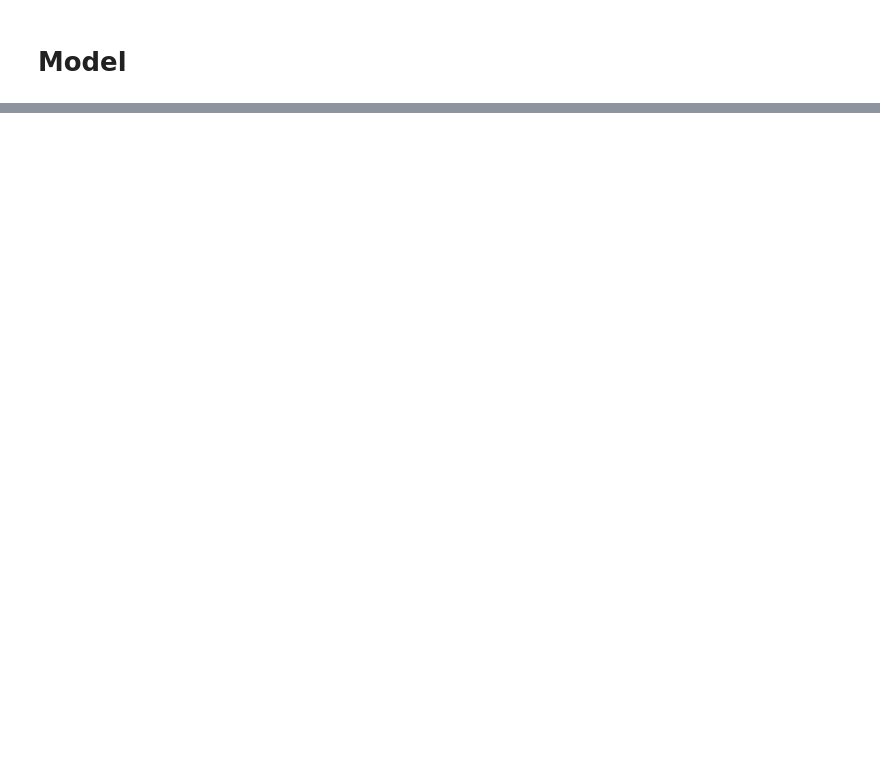
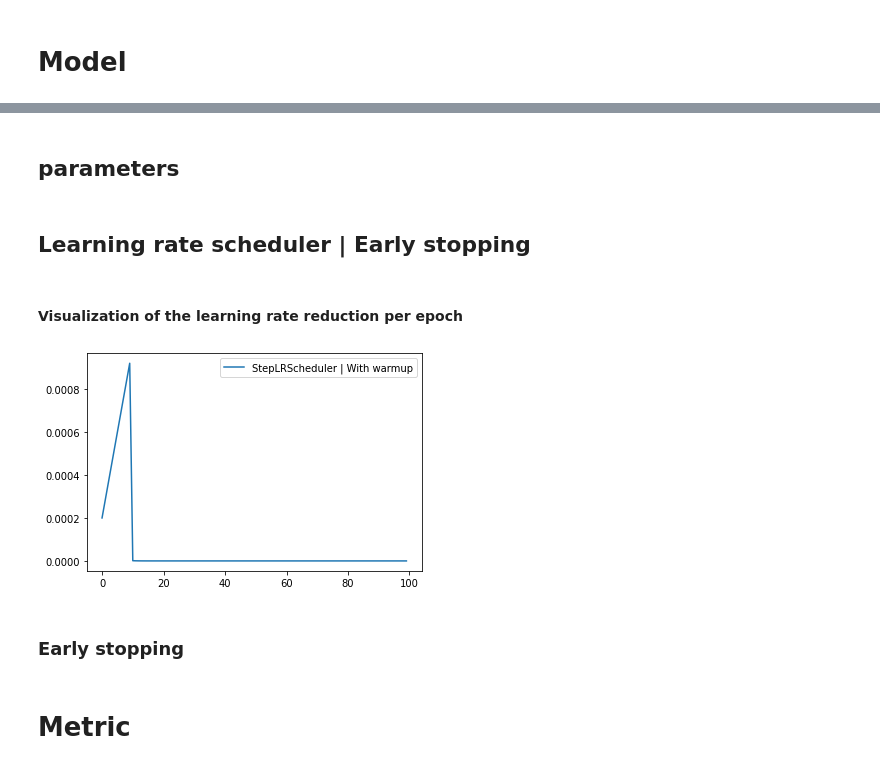
Before and after one commit to blobquiet/SIIM-ISIC-Melanoma-Classification, a Jupyter notebook: notebooks/Augmentation.ipynb, the cells around one changed output, grey strips where cells are left out. Drawn from its saved outputs; the diff is of its cells as text; code cells hidden in the pictures; blank space fills up the shorter version.

Commit message:
learning rate and early stopping implemented

```diff
--- a/notebooks/Augmentation.ipynb
+++ b/notebooks/Augmentation.ipynb
@@ -122,6 +104,15 @@ Fold: 3
 (600,) (300,)
 # %% [markdown]
 # Dataset class
+# %%
+params = {
+    "model": "resnet50",
+    "device": "cuda",
+    "lr": 0.001,
+    "batch_size": 128,
+    "num_workers": 4,
+    "epochs": 10,
+}
 # %%
 from torch.utils.data import Dataset
 from skimage import io
@@ -368,5 +402,5 @@ class MelanomaClassifier(nn.Module):
         x = self.model(x)
         return x
 # %%
-model = MelanomaClassifier('resnet101',1,True)
+model = MelanomaClassifier('resnest14d',n_class=1,pretrained=True)
 # %% [output]
@@ -373,0 +408,10 @@ Downloading: "https://github.com/rwightman/pytorch-image-models/releases/downloa
+# %% [markdown]
+## parameters
+# %%
+from timm.optim import AdamP
+from timm.loss import BinaryCrossEntropy
+
+optimizer = AdamP(model.parameters(), lr=params['lr'])
+criterion = BinaryCrossEntropy()
+# %% [markdown]
+## Learning rate scheduler | Early stopping
@@ -373,0 +432,18 @@ Downloading: "https://github.com/rwightman/pytorch-image-models/releases/downloa
+# %% [markdown]
+#### Visualization of the learning rate reduction per epoch
+# %%
+def get_lr_per_epoch(scheduler, num_epoch):
+    lr_per_epoch = []
+    for epoch in range(num_epoch):
+        lr_per_epoch.append(scheduler.get_epoch_values(epoch))
+    return lr_per_epoch
+# %%
+from timm.scheduler.step_lr import StepLRScheduler
+num_epoch = 100
+scheduler = StepLRScheduler(optimizer, decay_t = num_epoch/100, decay_rate=.5, warmup_t=num_epoch/10, warmup_lr_init=num_epoch/500000)
+lr_per_epoch = get_lr_per_epoch(scheduler, num_epoch)
+
+plt.plot([i for i in range(num_epoch)], lr_per_epoch, label="StepLRScheduler | With warmup");
+plt.legend();
+# %% [output]
+[figure, added]
@@ -373,0 +452,2 @@ Downloading: "https://github.com/rwightman/pytorch-image-models/releases/downloa
+# %% [markdown]
+### Early stopping
@@ -373,0 +474,2 @@ Downloading: "https://github.com/rwightman/pytorch-image-models/releases/downloa
+# %% [markdown]
+# Metric
```
Also changed, not shown: parts of 32 cells of this notebook.
